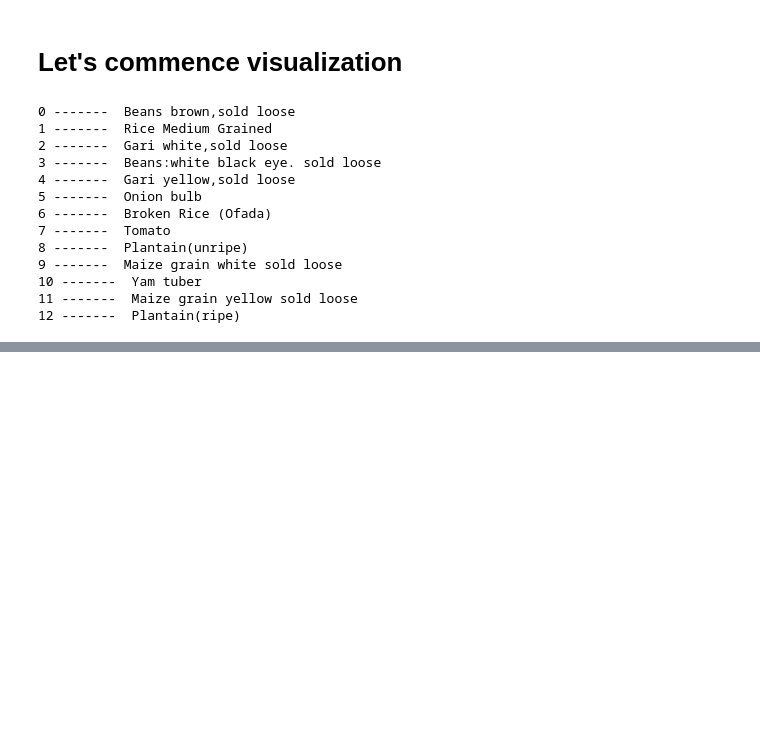
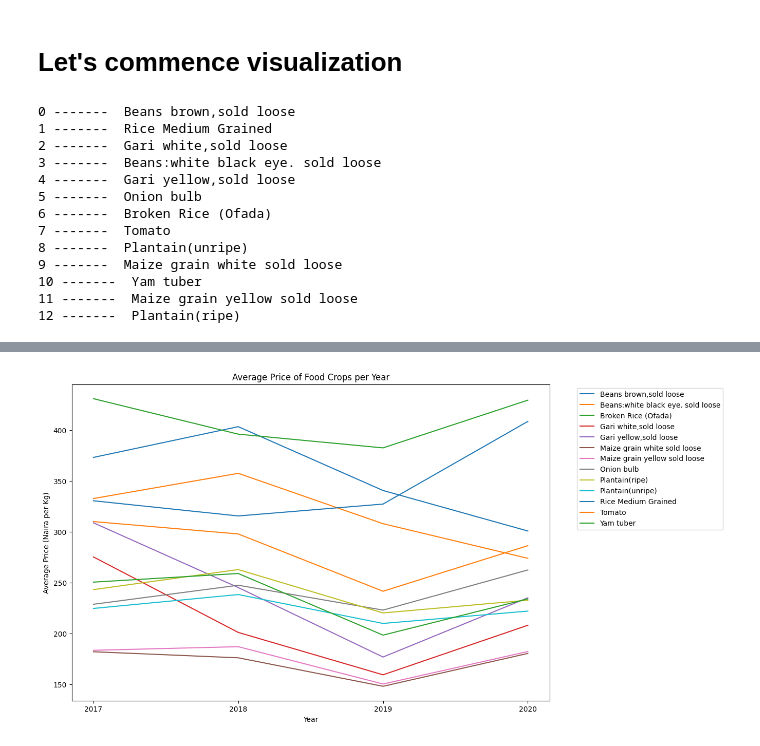
Before and after one commit to OhuneneIbrahim/Agricultural-food-price-prediction, a Jupyter notebook: ML_for_Agriculture.ipynb, the cells around one changed output, grey strips where cells are left out. Saved outputs shown, nothing was run; the diff lists cells and outputs as text; code cells hidden in the pictures; blank space fills up the shorter version.

```diff
--- a/ML_for_Agriculture.ipynb
+++ b/ML_for_Agriculture.ipynb
@@ -555,0 +608,20 @@ plt.show()
+# %%
+# Grouping 'crops' and 'Year' columns and calculating mean price per year for each crop
+average_price_by_year_crop = price_df.groupby(['crops', 'Year'])['Price/Kg (Naira)'].mean().unstack()
+
+#creating a plot
+plt.figure(figsize=(12, 8))
+
+for crop in average_price_by_year_crop.index:
+    plt.plot(average_price_by_year_crop.columns, average_price_by_year_crop.loc[crop], label=crop)
+
+plt.title('Average Price of Food Crops per Year')
+plt.xlabel('Year')
+plt.ylabel('Average Price (Naira per Kg)')
+plt.legend(loc='best', bbox_to_anchor=(1.05, 1))
+
+
+# Show plot
+plt.show()
+# %% [output]
+[figure, added]
```
Also changed, not shown: parts of 19 cells of this notebook.
